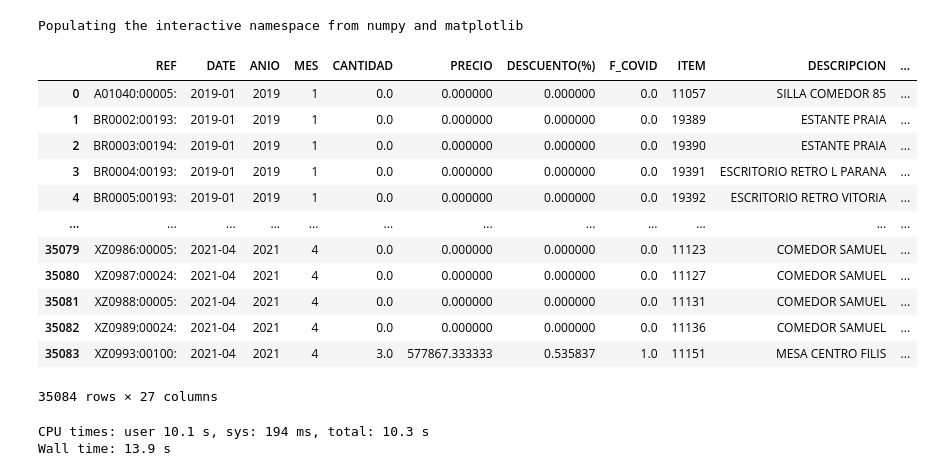
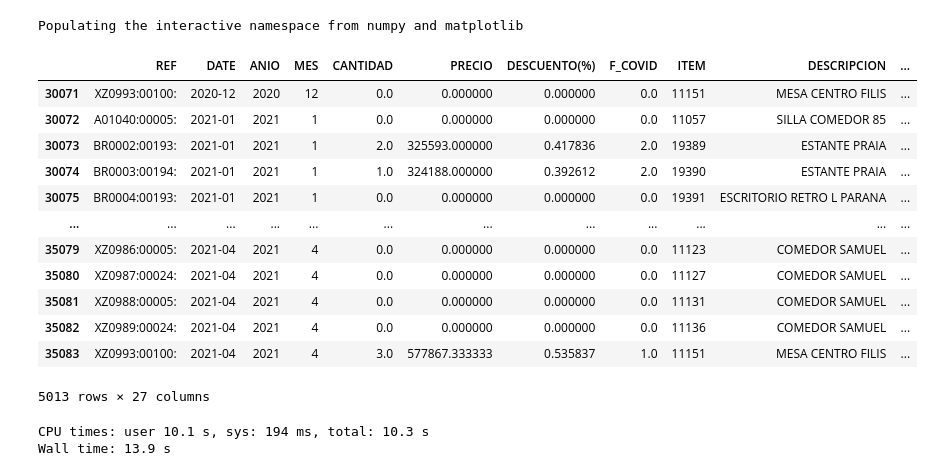
Before and after one commit to JuanMaVelezPa/DS4A_Project, a Jupyter notebook: ModelTest.ipynb, the cells around one changed output. Drawn from its saved outputs; the diff is of its cells as text; code cells hidden in the pictures.

Commit message:
error on index

```diff
--- a/ModelTest.ipynb
+++ b/ModelTest.ipynb
@@ -35,16 +59,16 @@ df = df.sort_values(['ANIO','MES']).reset_index(drop=True)
 # %%
-df
+df[index-1:]
 # %% [output]
 |  | REF | DATE | ANIO | MES | CANTIDAD | PRECIO | DESCUENTO(%) | F_COVID | ITEM | DESCRIPCION | ... |
-| 0 | A01040:00005: | 2019-01 | 2019 | 1 | 0.0 | 0.000000 | 0.000000 | 0.0 | 11057 | SILLA COMEDOR 85 | ... |
-| 1 | BR0002:00193: | 2019-01 | 2019 | 1 | 0.0 | 0.000000 | 0.000000 | 0.0 | 19389 | ESTANTE PRAIA | ... |
-| 2 | BR0003:00194: | 2019-01 | 2019 | 1 | 0.0 | 0.000000 | 0.000000 | 0.0 | 19390 | ESTANTE PRAIA | ... |
-| 3 | BR0004:00193: | 2019-01 | 2019 | 1 | 0.0 | 0.000000 | 0.000000 | 0.0 | 19391 | ESCRITORIO RETRO L PARANA | ... |
-| 4 | BR0005:00193: | 2019-01 | 2019 | 1 | 0.0 | 0.000000 | 0.000000 | 0.0 | 19392 | ESCRITORIO RETRO VITORIA | ... |
+| 30071 | XZ0993:00100: | 2020-12 | 2020 | 12 | 0.0 | 0.000000 | 0.000000 | 0.0 | 11151 | MESA CENTRO FILIS | ... |
+| 30072 | A01040:00005: | 2021-01 | 2021 | 1 | 0.0 | 0.000000 | 0.000000 | 0.0 | 11057 | SILLA COMEDOR 85 | ... |
+| 30073 | BR0002:00193: | 2021-01 | 2021 | 1 | 2.0 | 325593.000000 | 0.417836 | 2.0 | 19389 | ESTANTE PRAIA | ... |
+| 30074 | BR0003:00194: | 2021-01 | 2021 | 1 | 1.0 | 324188.000000 | 0.392612 | 2.0 | 19390 | ESTANTE PRAIA | ... |
+| 30075 | BR0004:00193: | 2021-01 | 2021 | 1 | 0.0 | 0.000000 | 0.000000 | 0.0 | 19391 | ESCRITORIO RETRO L PARANA | ... |
 | ... | ... | ... | ... | ... | ... | ... | ... | ... | ... | ... | ... |
 | 35079 | XZ0986:00005: | 2021-04 | 2021 | 4 | 0.0 | 0.000000 | 0.000000 | 0.0 | 11123 | COMEDOR SAMUEL | ... |
 | 35080 | XZ0987:00024: | 2021-04 | 2021 | 4 | 0.0 | 0.000000 | 0.000000 | 0.0 | 11127 | COMEDOR SAMUEL | ... |
 | 35081 | XZ0988:00005: | 2021-04 | 2021 | 4 | 0.0 | 0.000000 | 0.000000 | 0.0 | 11131 | COMEDOR SAMUEL | ... |
 | 35082 | XZ0989:00024: | 2021-04 | 2021 | 4 | 0.0 | 0.000000 | 0.000000 | 0.0 | 11136 | COMEDOR SAMUEL | ... |
 | 35083 | XZ0993:00100: | 2021-04 | 2021 | 4 | 3.0 | 577867.333333 | 0.535837 | 1.0 | 11151 | MESA CENTRO FILIS | ... |
-35084 rows × 27 columns
+5013 rows × 27 columns
```
Also changed, not shown: parts of 2 cells of this notebook.
